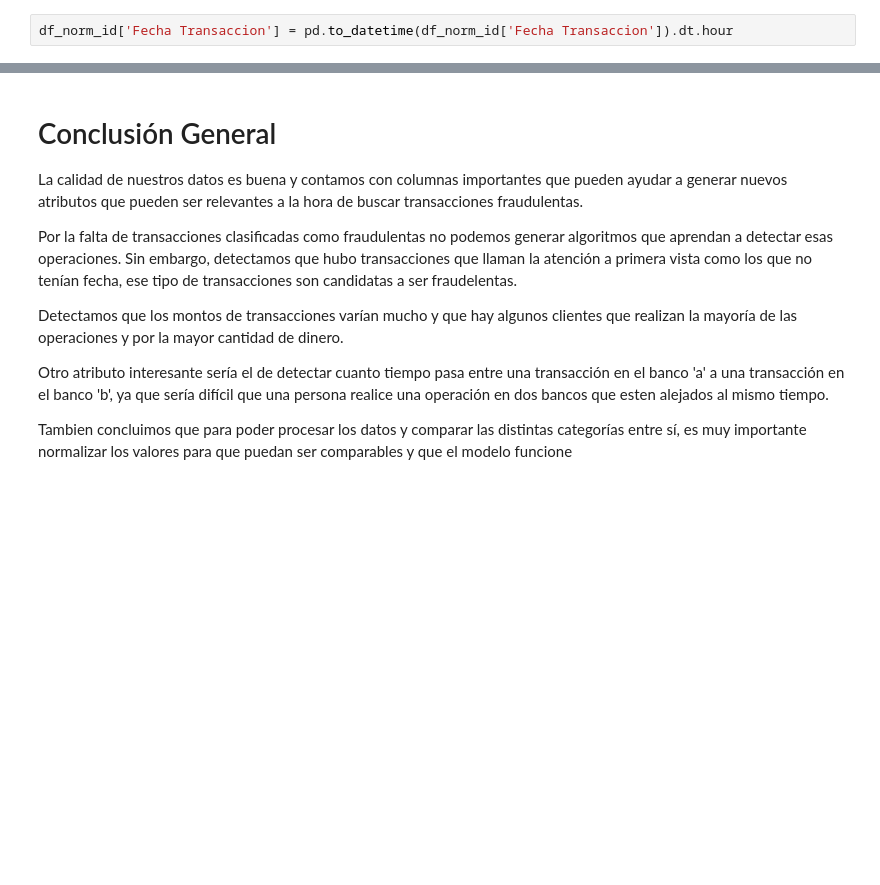
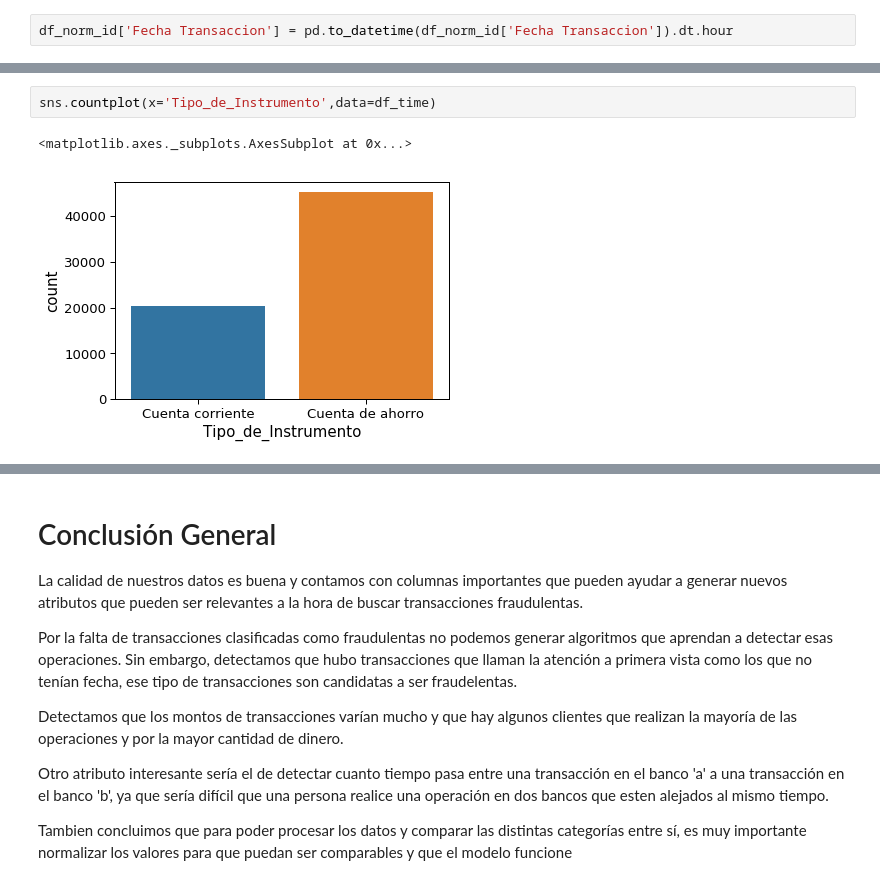
Before and after one commit to jcardon/credit_card_fraud_detection, a Jupyter notebook: credit_card_fraud_detection.ipynb, the cells around one changed output, grey strips where cells are left out. Drawn from its saved outputs; the diff is of its cells as text; blank space fills up the shorter version.

```diff
--- a/credit_card_fraud_detection.ipynb
+++ b/credit_card_fraud_detection.ipynb
@@ -801,0 +807,5 @@ Text(0, 0.5, 'No Of Transactions')
+# %%
+sns.countplot(x='Tipo_de_Instrumento',data=df_time)
+# %% [output]
+<matplotlib.axes._subplots.AxesSubplot at 0x...>
+[figure, added]
```
Also changed, not shown: parts of 8 cells of this notebook.
